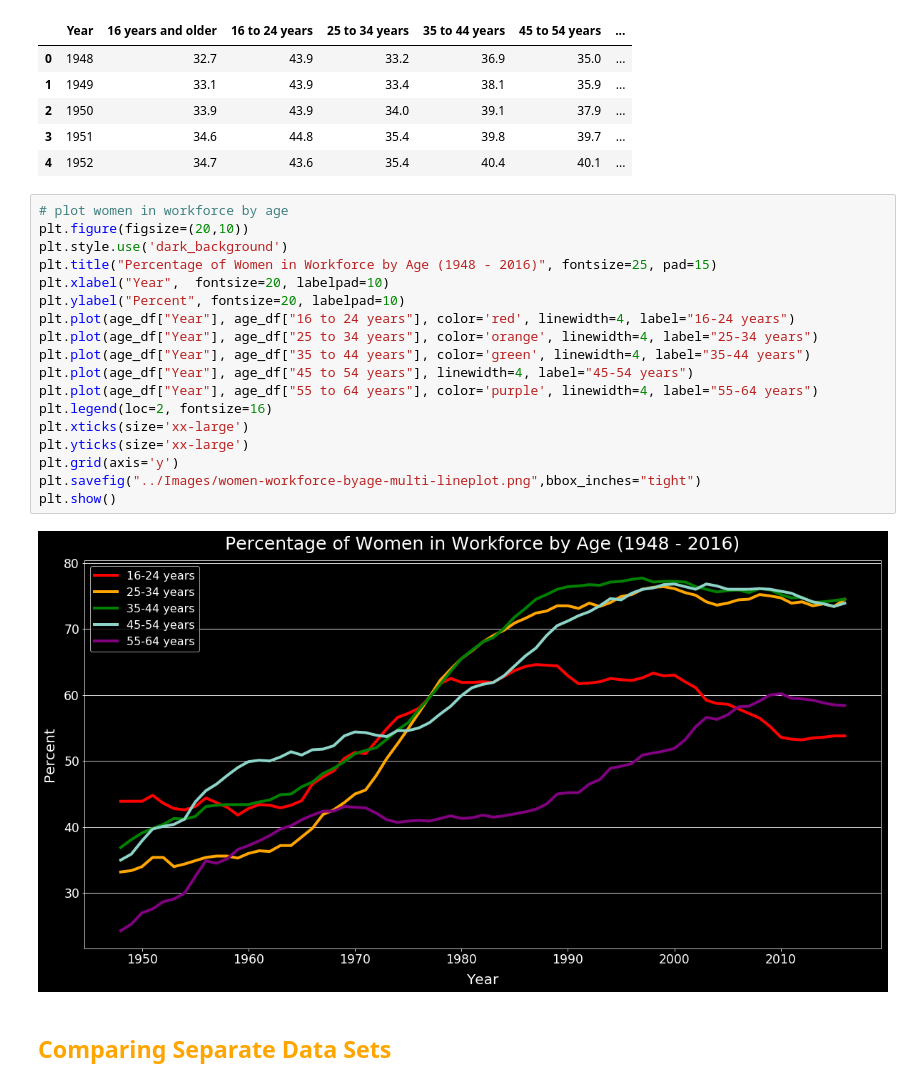
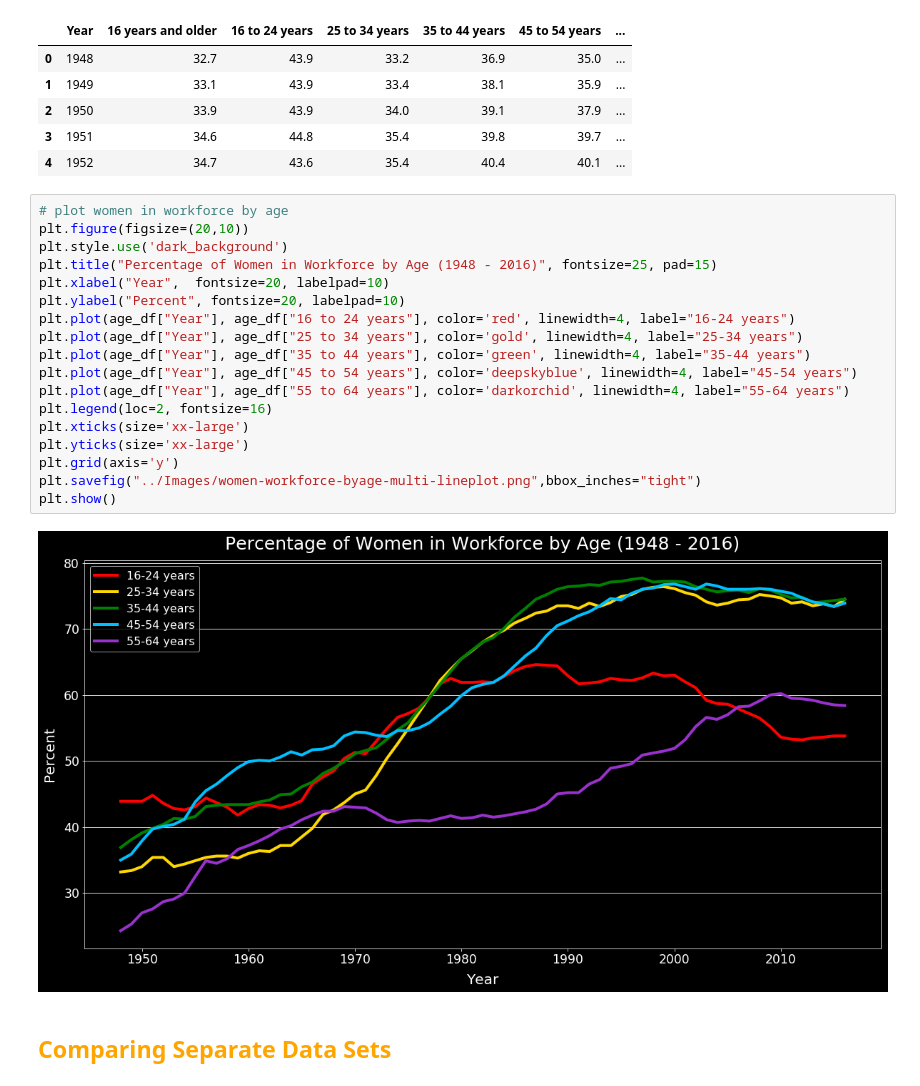
Before and after one commit to kathleeng77/Open-Source-Project-1, a Jupyter notebook: analysis/women-in-workforce-analysis.ipynb, the cells around one changed output. Saved outputs shown, nothing was run; the diff lists cells and outputs as text.

```diff
--- a/analysis/women-in-workforce-analysis.ipynb
+++ b/analysis/women-in-workforce-analysis.ipynb
@@ -379,23 +379,23 @@ age_df.head()
 # %%
 # plot women in workforce by age
 plt.figure(figsize=(20,10))
 plt.style.use('dark_background')
 plt.title("Percentage of Women in Workforce by Age (1948 - 2016)", fontsize=25, pad=15)
 plt.xlabel("Year",  fontsize=20, labelpad=10)
 plt.ylabel("Percent", fontsize=20, labelpad=10)
 plt.plot(age_df["Year"], age_df["16 to 24 years"], color='red', linewidth=4, label="16-24 years")
-plt.plot(age_df["Year"], age_df["25 to 34 years"], color='orange', linewidth=4, label="25-34 years")
+plt.plot(age_df["Year"], age_df["25 to 34 years"], color='gold', linewidth=4, label="25-34 years")
 plt.plot(age_df["Year"], age_df["35 to 44 years"], color='green', linewidth=4, label="35-44 years")
-plt.plot(age_df["Year"], age_df["45 to 54 years"], linewidth=4, label="45-54 years")
-plt.plot(age_df["Year"], age_df["55 to 64 years"], color='purple', linewidth=4, label="55-64 years")
+plt.plot(age_df["Year"], age_df["45 to 54 years"], color='deepskyblue', linewidth=4, label="45-54 years")
+plt.plot(age_df["Year"], age_df["55 to 64 years"], color='darkorchid', linewidth=4, label="55-64 years")
 plt.legend(loc=2, fontsize=16)
 plt.xticks(size='xx-large')
 plt.yticks(size='xx-large')
 plt.grid(axis='y')
 plt.savefig("../Images/women-workforce-byage-multi-lineplot.png",bbox_inches="tight")
 plt.show()
 # %% [output]
-[figure, old version]
+[figure, new version]
 # %% [markdown]
 ## <font color=orange>Comparing Separate Data Sets</font>
 # %%
```
Also changed, not shown: parts of 6 cells of this notebook, 7 other files.
